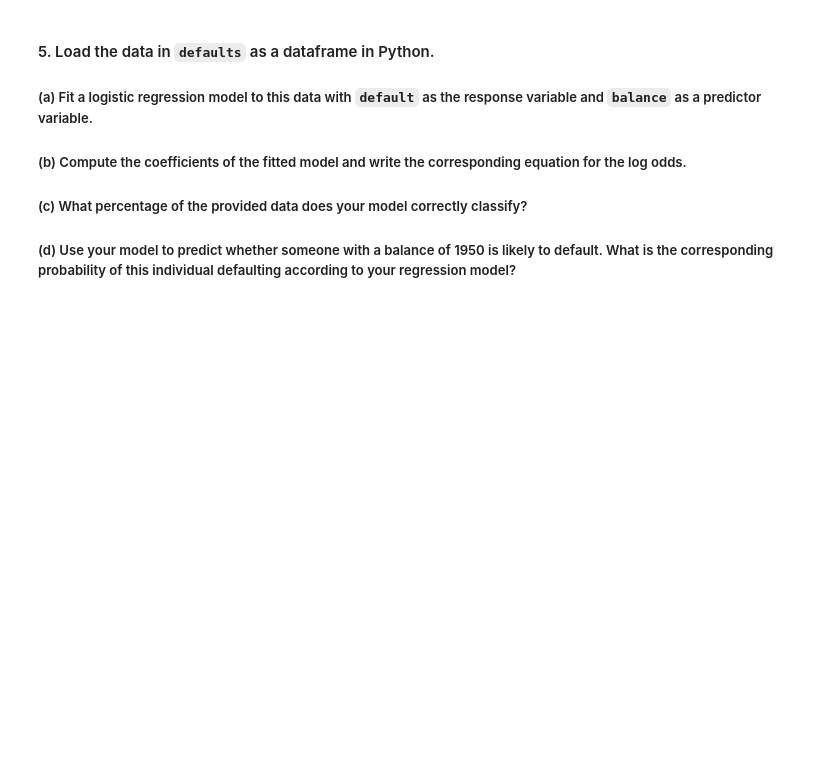
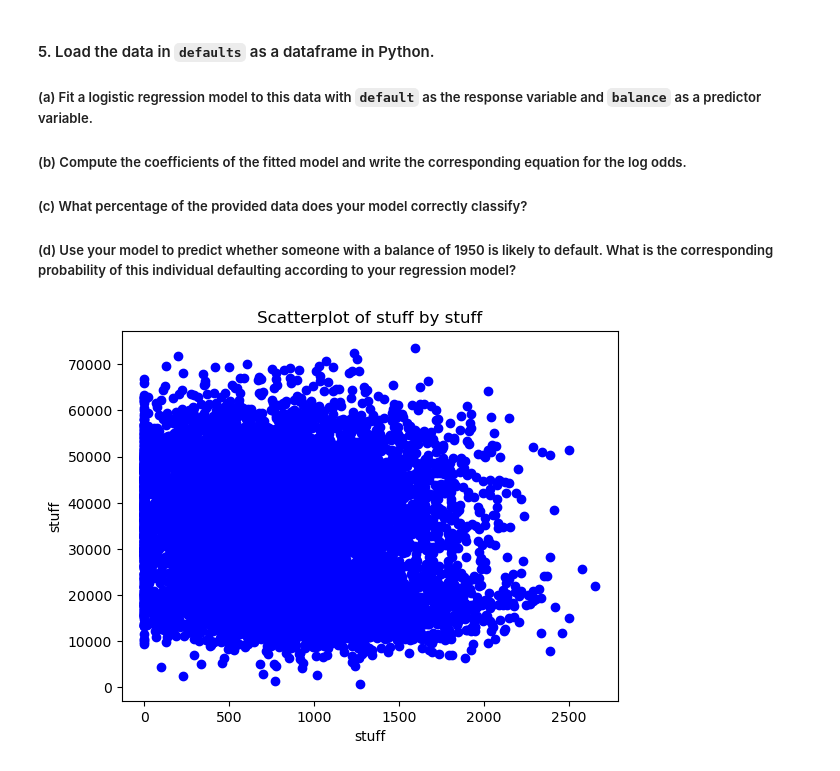
Before and after one commit to mmanning95/DATA115_2025Spring_PS3__Team4_Manning_Feltmann_Palmer, a Jupyter notebook: DATA115_2024Fall_PS3.ipynb, the cells around one changed output. Cells and saved outputs as stored; diff of their text form; code cells hidden in the pictures; blank space fills up the shorter version.

```diff
--- a/DATA115_2024Fall_PS3.ipynb
+++ b/DATA115_2024Fall_PS3.ipynb
@@ -376,3 +423,22 @@ Coefficient of Determination (R²): 0.897
 ##### (c) What percentage of the provided data does your model correctly classify?
 
 ##### (d) Use your model to predict whether someone with a balance of 1950 is likely to default. What is the corresponding probability of this individual defaulting according to your regression model?
+# %%
+df = pd.read_csv("defaults.csv")
+
+#==========
+
+#Axis
+x = df['balance']
+y = df['income']
+
+#Plot
+plt.scatter(x, y, color='blue')
+plt.xlabel('stuff')
+plt.ylabel('stuff')
+plt.title('Scatterplot of stuff by stuff')
+
+#Display
+plt.show()
+# %% [output]
+[figure, added]
```
Also changed, not shown: parts of 3 cells of this notebook.
